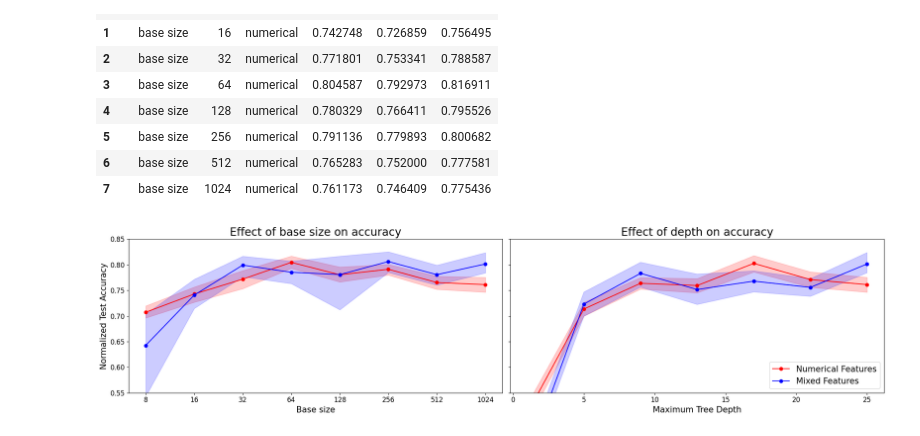
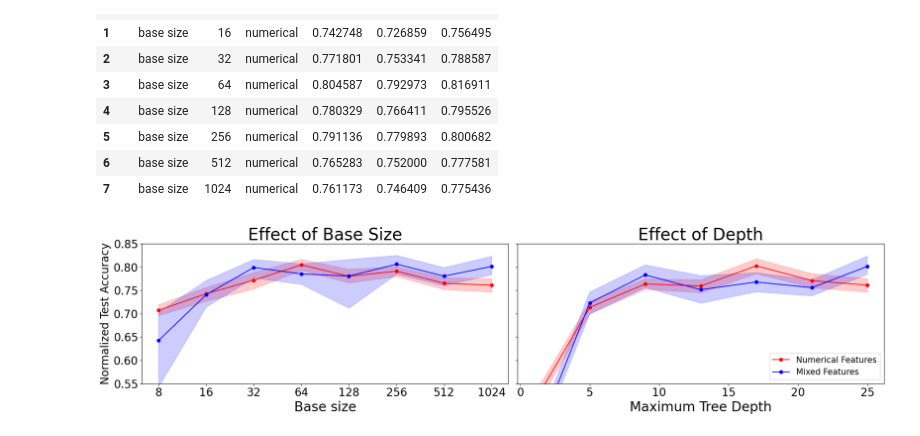
Before and after one commit to FelixdenBreejen/TabForestPFN, a Jupyter notebook: notebooks/analysis_forest_hyperparam.ipynb, the cells around one changed output. Drawn from its saved outputs; the diff is of its cells as text; code cells hidden in the pictures.

```diff
--- a/notebooks/analysis_forest_hyperparam.ipynb
+++ b/notebooks/analysis_forest_hyperparam.ipynb
@@ -154,40 +159,40 @@ import matplotlib.ticker as mticker
 
 fig, ax = plt.subplots(1, 2, figsize=(20, 5), sharey=True)
 
 df_base_size_numerical = df[(df['hyperparam'] == 'base size') & (df['feature'] == 'numerical')]
 df_base_size_categorical = df[(df['hyperparam'] == 'base size') & (df['feature'] == 'categorical')]
 df_depth_numerical = df[(df['hyperparam'] == 'depth') & (df['feature'] == 'numerical')]
 df_depth_categorical = df[(df['hyperparam'] == 'depth') & (df['feature'] == 'categorical')]
 
 ax[0].plot(basesizes, df_base_size_numerical['mean'], label='base_size', marker='o', color='red')
 ax[0].fill_between(basesizes, df_base_size_numerical['cb_low'], df_base_size_numerical['cb_high'], alpha=0.2, label='90% CI', color='red')
 ax[0].plot(basesizes, df_base_size_categorical['mean'], label='base_size', marker='o', color='blue')
 ax[0].fill_between(basesizes, df_base_size_categorical['cb_low'], df_base_size_categorical['cb_high'], alpha=0.2, label='90% CI', color='blue')
 
 ax[0].set_xscale('log', base=2)
-ax[0].set_xlabel('Base size', fontsize=15)
-ax[0].set_ylabel('Normalized Test Accuracy', fontsize=15)
+ax[0].set_xlabel('Base size', fontsize=24)
+ax[0].set_ylabel('Normalized Test Accuracy', fontsize=20)
 ax[0].xaxis.set_major_formatter(mticker.ScalarFormatter(), )
-ax[0].tick_params(axis='both', which='major', labelsize=12)
+ax[0].tick_params(axis='both', which='major', labelsize=20)
 
-ax[0].set_title('Effect of base size on accuracy', fontsize=20)
+ax[0].set_title('Effect of Base Size', fontsize=30)
 
 ax[1].plot(depths, df_depth_numerical['mean'], label='depth', marker='o', color='red')
 ax[1].fill_between(depths, df_depth_numerical['cb_low'], df_depth_numerical['cb_high'], alpha=0.2, label='90% CI', color='red')
 ax[1].plot(depths, df_depth_categorical['mean'], label='depth', marker='o', color='blue')
 ax[1].fill_between(depths, df_depth_categorical['cb_low'], df_depth_categorical['cb_high'], alpha=0.2, label='90% CI', color='blue')
 
-ax[1].set_xlabel('Maximum Tree Depth', fontsize=15)
-ax[1].set_title('Effect of depth on accuracy', fontsize=20)
-ax[1].tick_params(axis='both', which='major', labelsize=12)
+ax[1].set_xlabel('Maximum Tree Depth', fontsize=24)
+ax[1].set_title('Effect of Depth', fontsize=30)
+ax[1].tick_params(axis='both', which='major', labelsize=20)
 
 
 ax[1].legend(loc='lower right', fontsize=15, handles=[plt.Line2D([0], [0], color='red', marker='o', label='Numerical Features'), plt.Line2D([0], [0], color='blue', marker='o', label='Mixed Features')])
 
 plt.setp(ax, ylim=(0.55, 0.85))
 
 fig.tight_layout()
 # %% [output]
-[figure, old version]
+[figure, new version]
 # %%
 fig.savefig('ablation.pdf')
```
Also changed, not shown: parts of 1 cell of this notebook, 2 other files.
